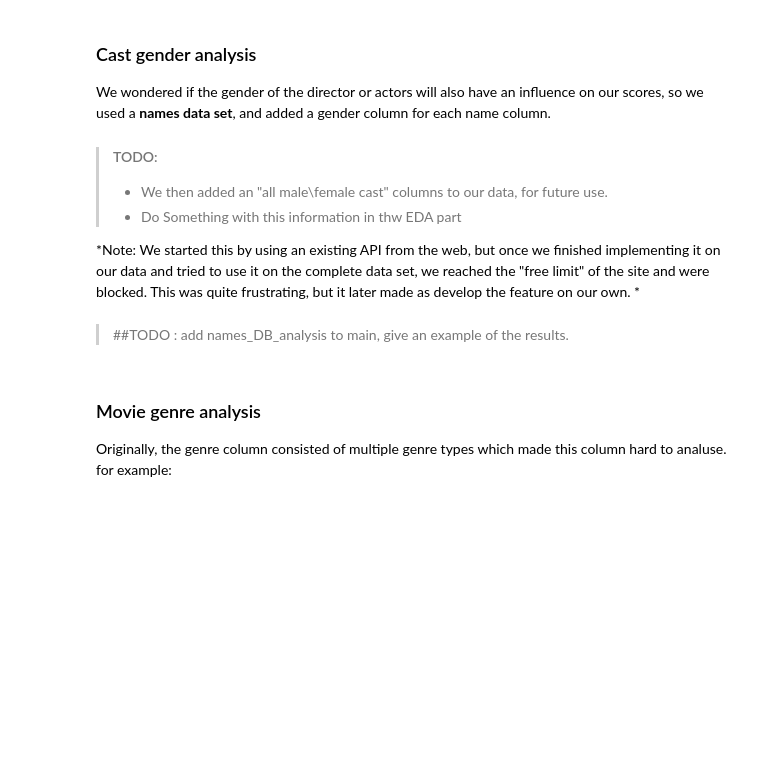
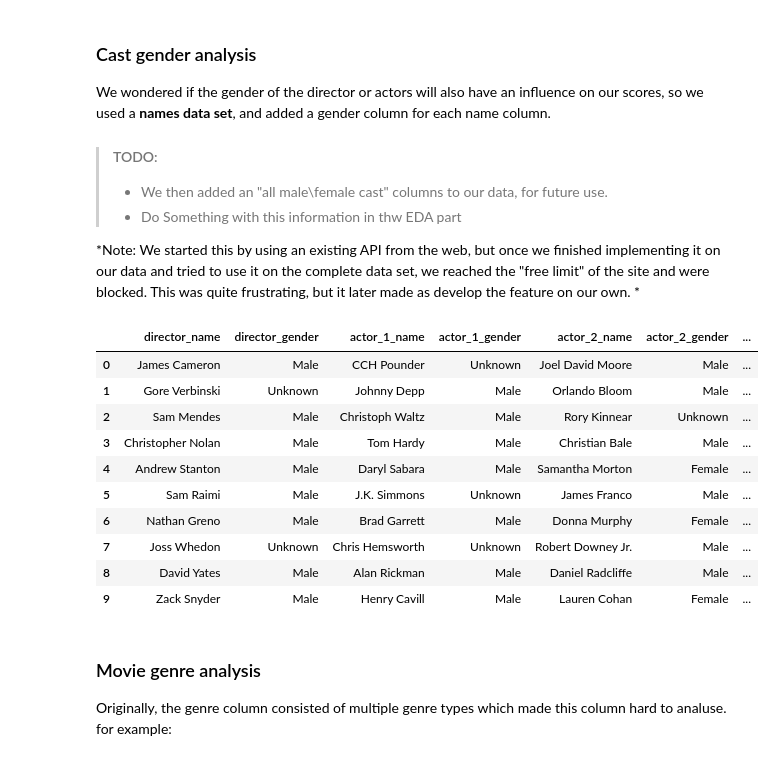
Before and after one commit to miriost/IMDB_project, a Jupyter notebook: IMDB project notebook.ipynb, the cells around one changed output. Saved outputs shown, nothing was run; the diff lists cells and outputs as text; code cells hidden in the pictures; blank space fills up the shorter version.

Commit message:
Add gender columns
Changed the concept from files to dictinoary, much better :)

```diff
--- a/IMDB project notebook.ipynb
+++ b/IMDB project notebook.ipynb
@@ -89,8 +89,22 @@ We wondered if the gender of the director or actors will also have an influence
 
 *Note:
 We started this by using an existing API from the web, but once we finished implementing it on our data and tried to use it on the complete data set, we reached the "free limit" of the site and were blocked. This was quite frustrating, but it later made as develop the feature on our own. *
-# %% [markdown]
-> ##TODO :  add names_DB_analysis to main, give an example of the results.
+# %%
+from names_DB_analysis import add_genders
+df= add_genders(df)
+df[['director_name', 'director_gender', 'actor_1_name', 'actor_1_gender', 'actor_2_name', 'actor_2_gender', 'actor_3_name', 'actor_3_gender']].head(10)
+# %% [output]
+|  | director_name | director_gender | actor_1_name | actor_1_gender | actor_2_name | actor_2_gender | ... |
+| 0 | James Cameron | Male | CCH Pounder | Unknown | Joel David Moore | Male | ... |
+| 1 | Gore Verbinski | Unknown | Johnny Depp | Male | Orlando Bloom | Male | ... |
+| 2 | Sam Mendes | Male | Christoph Waltz | Male | Rory Kinnear | Unknown | ... |
+| 3 | Christopher Nolan | Male | Tom Hardy | Male | Christian Bale | Male | ... |
+| 4 | Andrew Stanton | Male | Daryl Sabara | Male | Samantha Morton | Female | ... |
+| 5 | Sam Raimi | Male | J.K. Simmons | Unknown | James Franco | Male | ... |
+| 6 | Nathan Greno | Male | Brad Garrett | Male | Donna Murphy | Female | ... |
+| 7 | Joss Whedon | Unknown | Chris Hemsworth | Unknown | Robert Downey Jr. | Male | ... |
+| 8 | David Yates | Male | Alan Rickman | Male | Daniel Radcliffe | Male | ... |
+| 9 | Zack Snyder | Male | Henry Cavill | Male | Lauren Cohan | Female | ... |
 # %% [markdown]
 ### Movie genre analysis
 
```
Also changed, not shown: 2 other files.
